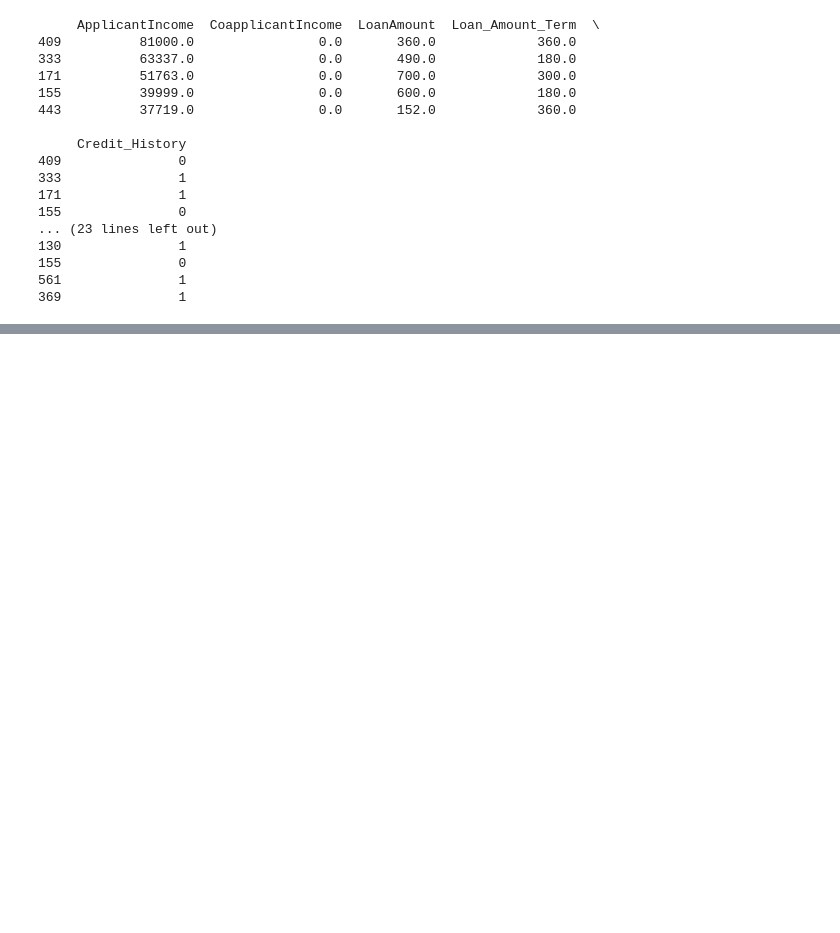
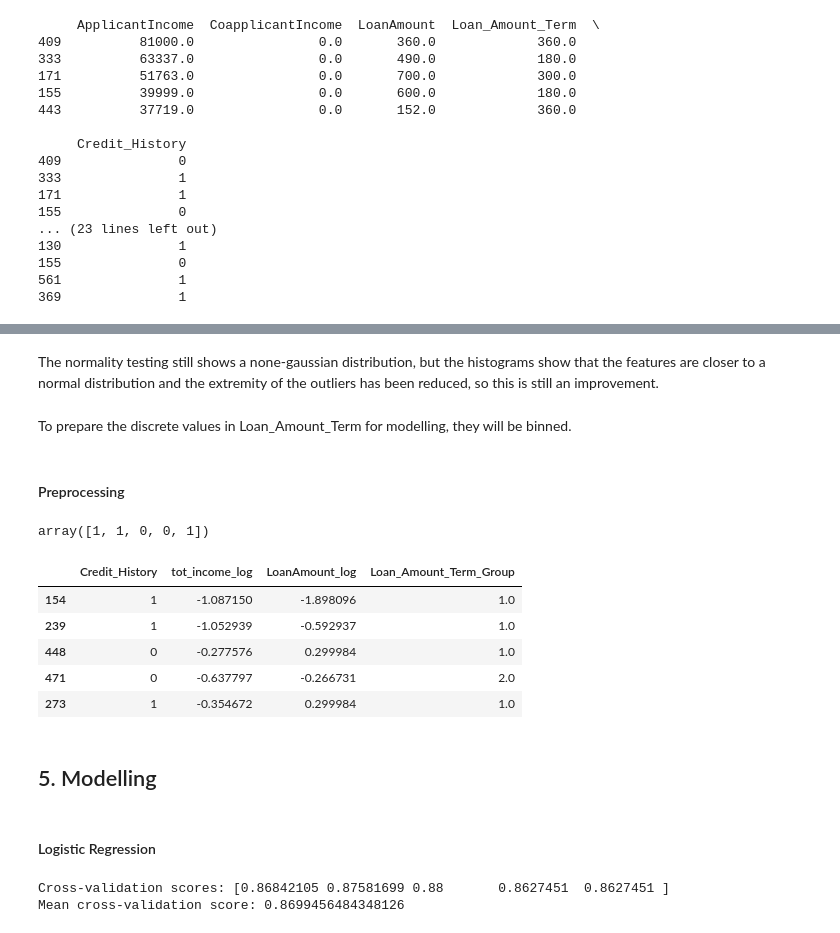
Before and after one commit to noamurphy/loan_approval_predictions, a Jupyter notebook: notebooks/instructions.ipynb, the cells around one changed output, grey strips where cells are left out. Drawn from its saved outputs; the diff is of its cells as text; code cells hidden in the pictures; blank space fills up the shorter version.

```diff
--- a/notebooks/instructions.ipynb
+++ b/notebooks/instructions.ipynb
@@ -333,0 +449,70 @@ The goal here is to create the pipeline that will take one row of our dataset an
+# %% [markdown]
+The normality testing still shows a none-gaussian distribution, but the histograms show that the features are closer to a normal distribution and the extremity of the outliers has been reduced, so this is still an improvement.
+# %% [markdown]
+To prepare the discrete values in Loan_Amount_Term for modelling, they will be binned.
+# %%
+# bin Loan_Amount_Term into categories
+bins = [0, 200, 360, 600]
+labels = ['Short Term', 'Medium Term', 'Long Term']
+X_train['Loan_Amount_Term_Group'] = pd.cut(X_train['Loan_Amount_Term'], bins=bins, labels=labels, include_lowest=True)
+X_train['Loan_Amount_Term_Group'] = pd.Categorical(X_train['Loan_Amount_Term_Group'], categories=labels, ordered=True)
+# %% [markdown]
+#### Preprocessing
+# %%
+from sklearn.preprocessing import OrdinalEncoder, StandardScaler, LabelBinarizer
+
+# scale and encode the df for training
+X_train_prepreprocessing = X_train.copy()
+X_train.drop(['ApplicantIncome', 'CoapplicantIncome', 'LoanAmount', 'Loan_Amount_Term', 'tot_income'], axis = 1, inplace = True)
+
+# encode categories
+encoder = OrdinalEncoder()
+encoder.fit(X_train[['Loan_Amount_Term_Group']])
+X_train[['Loan_Amount_Term_Group']] = encoder.transform(X_train[['Loan_Amount_Term_Group']])
+# X_test[['Loan_Amount_Term_Group']] = encoder.transform(X_test[['Loan_Amount_Term_Group']])
+
+# scale numerical
+scaler = StandardScaler()
+X_train[['tot_income_log', 'LoanAmount_log']] = scaler.fit_transform(X_train[['tot_income_log', 'LoanAmount_log']])
+# X_test[['tot_income_log', 'LoanAmount_log']] = scaler.transform(X_test[['tot_income_log', 'LoanAmount_log']])
+
+# binarize target
+lb = LabelBinarizer()
+y_train = lb.fit_transform(y_train)
+y_train = y_train.ravel()
+# y_test = lb.fit_transform(y_test)
+# %%
+y_train[:5]
+# %% [output]
+array([1, 1, 0, 0, 1])
+# %%
+X_train.head()
+# %% [output]
+|  | Credit_History | tot_income_log | LoanAmount_log | Loan_Amount_Term_Group |
+| 154 | 1 | -1.087150 | -1.898096 | 1.0 |
+| 239 | 1 | -1.052939 | -0.592937 | 1.0 |
+| 448 | 0 | -0.277576 | 0.299984 | 1.0 |
+| 471 | 0 | -0.637797 | -0.266731 | 2.0 |
+| 273 | 1 | -0.354672 | 0.299984 | 1.0 |
+# %% [markdown]
+## 5. Modelling
+# %% [markdown]
+#### Logistic Regression
+# %%
+from sklearn.linear_model import LogisticRegression
+from sklearn.model_selection import cross_val_score
+
+# Instantiate a logistic regression model
+logreg = LogisticRegression()
+
+# Perform 5-fold cross-validation on the training data
+scores = cross_val_score(logreg, X_train, y_train, cv=5, scoring='f1')
+
+# Print the cross-validation scores
+print("Cross-validation scores:", scores)
+
+# Print the mean of the cross-validation scores
+print("Mean cross-validation score:", scores.mean())
+# %% [output]
+Cross-validation scores: [0.86842105 0.87581699 0.88       0.8627451  0.8627451 ]
+Mean cross-validation score: 0.8699456484348126
```
Also changed, not shown: parts of 87 cells of this notebook, 2 other files.
